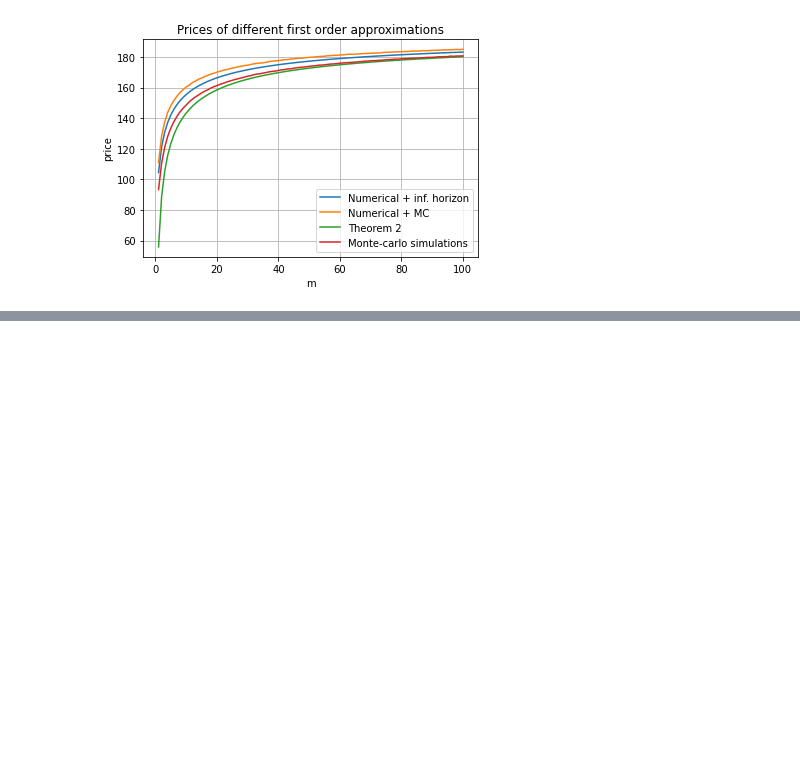
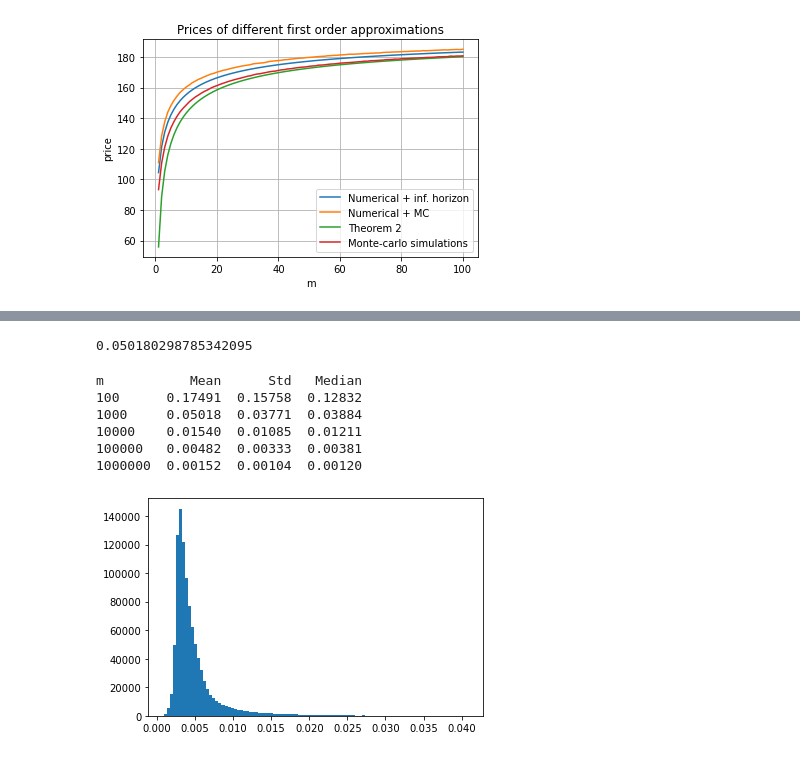
Before and after one commit to WoutervDijk/Thesis, a Jupyter notebook: notebooks/Cleaned_Notebook.ipynb, the cells around one changed output, grey strips where cells are left out. Drawn from its saved outputs; the diff is of its cells as text; code cells hidden in the pictures; blank space fills up the shorter version.

```diff
--- a/notebooks/Cleaned_Notebook.ipynb
+++ b/notebooks/Cleaned_Notebook.ipynb
@@ -261,0 +338,36 @@ plt.show()
+# %%
+# Calculate the relative error distribution for different random parameters for large m
+N = 1000000 # Number of samples
+r_draws = np.random.uniform(-0.05, 0.25, N)
+sigma_draws = np.random.uniform(0.05, 0.5, N)
+T_draws = np.random.uniform(0.1, 5, N)
+S_0 = 100
+x_points = np.array([10**2, 10**3, 10**4, 10**5, 10**6])
+sims = np.zeros((N, x_points.size))
+for i,  m in enumerate(x_points):
+    disc_price = broadie_second_order_approx(S_0, r_draws, sigma_draws, T_draws, m)
+    cont_price = exact_price_cont_time(S_0, r_draws, sigma_draws, T_draws)
+    sims[:, i] = (cont_price - disc_price)/disc_price
+print(np.mean(sims[:,1]))
+# %% [output]
+0.050180298785342095
+# %%
+# generate the plots and table
+import pandas as pd
+m_points = x_points
+data = np.array([np.mean(sims, axis=0),np.std(sims, axis=0),np.median(sims, axis=0)]).T
+df = pd.DataFrame(np.round(data, 5), index=m_points, columns=["Mean", "Std", "Median"])
+df = df.rename_axis("m")
+df.columns.name = df.index.name
+df.index.name = None  # Makes m align with the column names
+print(df)
+# df.to_latex("tableName.tex")
+plt.hist(sims[:,3], bins=100);
+# %% [output]
+m           Mean      Std   Median
+100      0.17491  0.15758  0.12832
+1000     0.05018  0.03771  0.03884
+10000    0.01540  0.01085  0.01211
+100000   0.00482  0.00333  0.00381
+1000000  0.00152  0.00104  0.00120
+[figure, added]
```
Also changed, not shown: parts of 6 cells of this notebook, 1 other file.
